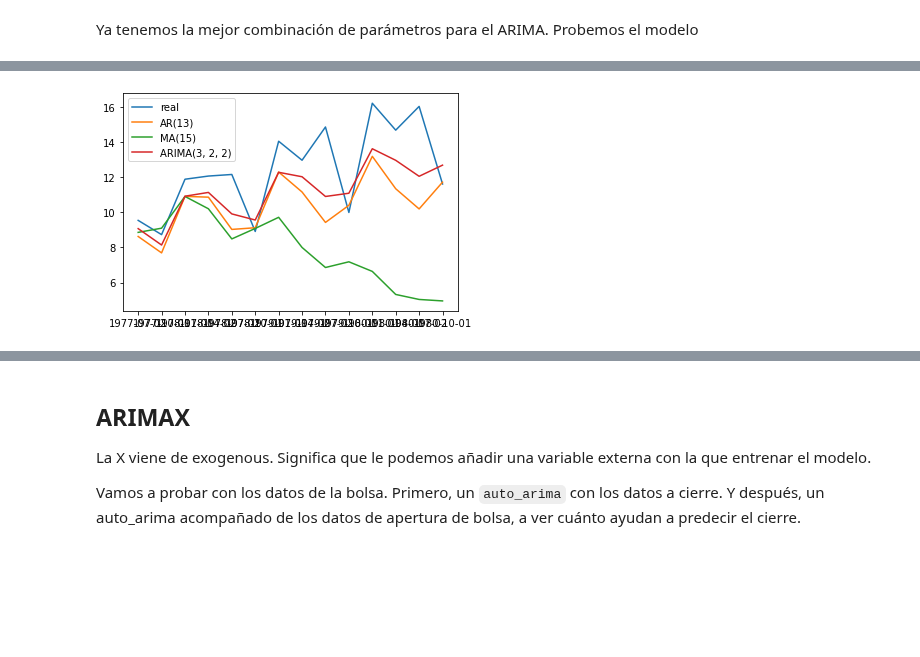
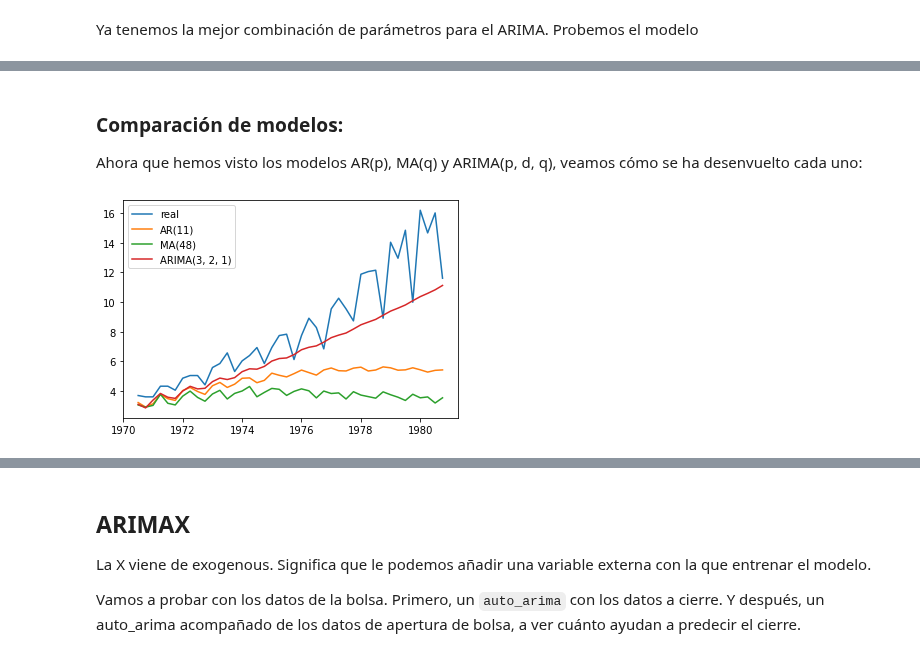
Before and after one commit to franciscocanon-thebridge/bootcamp_thebridge_PTSep20, a Jupyter notebook: Bloque 3 - Machine Learning/03_Time_Series/03_ARIMA.ipynb, the cells around one changed output, grey strips where cells are left out. Drawn from its saved outputs; the diff is of its cells as text; code cells hidden in the pictures; blank space fills up the shorter version.

Commit message:
Series Temporales ARIMA

```diff
--- a/Bloque 3 - Machine Learning/03_Time_Series/03_ARIMA.ipynb
+++ b/Bloque 3 - Machine Learning/03_Time_Series/03_ARIMA.ipynb
@@ -243,0 +457,9 @@ Parece que según vamos aumentando el parámetro `q` del modelo Moving Average,
+# %%
+# Representamos el mejor modelo que hemos visto:
+best_model_ma = ARIMA(order=(48, 0, 0))
+best_model_ma_fit = best_model_ma.fit(train)
+best_model_ma_predictions_corto = best_model_ma_fit.predict(n_puntos_a_corto)
+
+plt.plot(test_a_corto)
+plt.plot(best_model_ma_predictions_corto, color='red');
+mean_squared_error(test_a_corto, best_model_ma_predictions_corto)
@@ -243,0 +471,7 @@ Parece que según vamos aumentando el parámetro `q` del modelo Moving Average,
+# %%
+# Representamos el mejor modelo que hemos visto:
+best_model_ma_predictions = best_model_ma_fit.predict(n_puntos_test)
+
+plt.plot(test)
+plt.plot(best_model_ma_predictions, color='red');
+mean_squared_error(test, best_model_ma_predictions)
@@ -289,8 +593,8 @@ resultados_df.head()
 # %% [markdown]
 Ya tenemos la mejor combinación de parámetros para el ARIMA. Probemos el modelo
 # %%
-best_model = ARIMA(order=(3,2,2))
-best_model.fit(train)
-best_model.summary()
+best_model_arima = ARIMA(order=(3,2,1))
+best_model_arima.fit(train)
+best_model_arima.summary()
 # %% [output]
 SARIMAX Results
@@ -333,0 +633,7 @@ Acabamos de buscar la mejor combinación de parámetros con nuestra lógica, al
+# %%
+# Representamos el mejor modelo que hemos visto:
+best_model_arima_predictions = best_model_arima.predict(n_puntos_test)
+
+plt.plot(test)
+plt.plot(best_model_arima_predictions, color='red');
+mean_squared_error(test, best_model_arima_predictions)
@@ -397,9 +816,13 @@ predictions_ma = best_model_ma.predict(14)
+# %% [markdown]
+### Comparación de modelos:
+
+Ahora que hemos visto los modelos AR(p), MA(q) y ARIMA(p, d, q), veamos cómo se ha desenvuelto cada uno:
 # %%
-plt.plot(data['data'].iloc[-14:].index, test, label='real')
-plt.plot(data['data'].iloc[-14:].index, predictions_ar, label='AR(13)')
-plt.plot(data['data'].iloc[-14:].index, predictions_ma, label='MA(15)')
-plt.plot(data['data'].iloc[-14:].index, predictions, label='ARIMA(3, 2, 2)')
+plt.plot(data['data'].iloc[-n_puntos_test:].index, test, label='real')
+plt.plot(data['data'].iloc[-n_puntos_test:].index, best_model_ar_predictions, label='AR(11)')
+plt.plot(data['data'].iloc[-n_puntos_test:].index, best_model_ma_predictions, label='MA(48)')
+plt.plot(data['data'].iloc[-n_puntos_test:].index, best_model_arima_predictions, label='ARIMA(3, 2, 1)')
 
 plt.legend();
 # %% [output]
-[figure, old version]
+[figure, new version]
```
Also changed, not shown: parts of 109 cells of this notebook, 4 other files.
